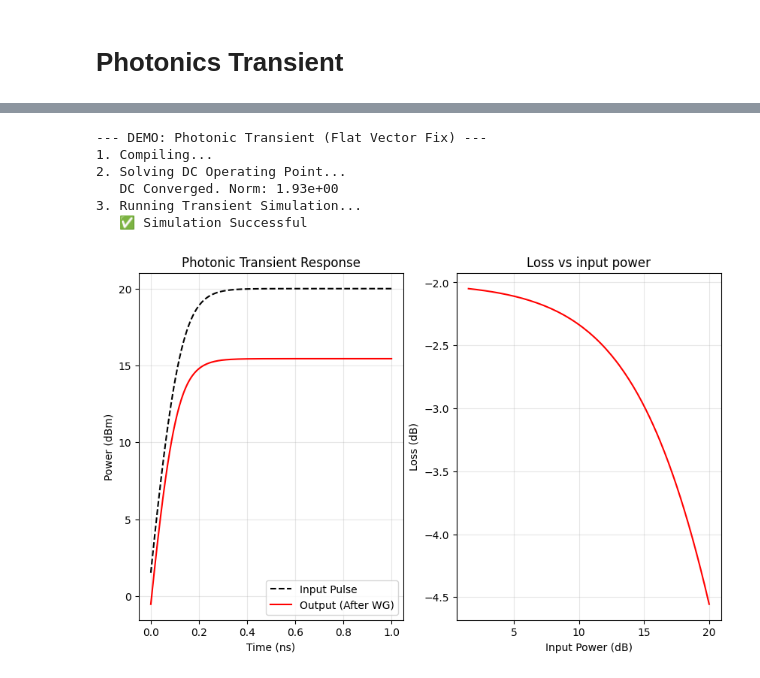
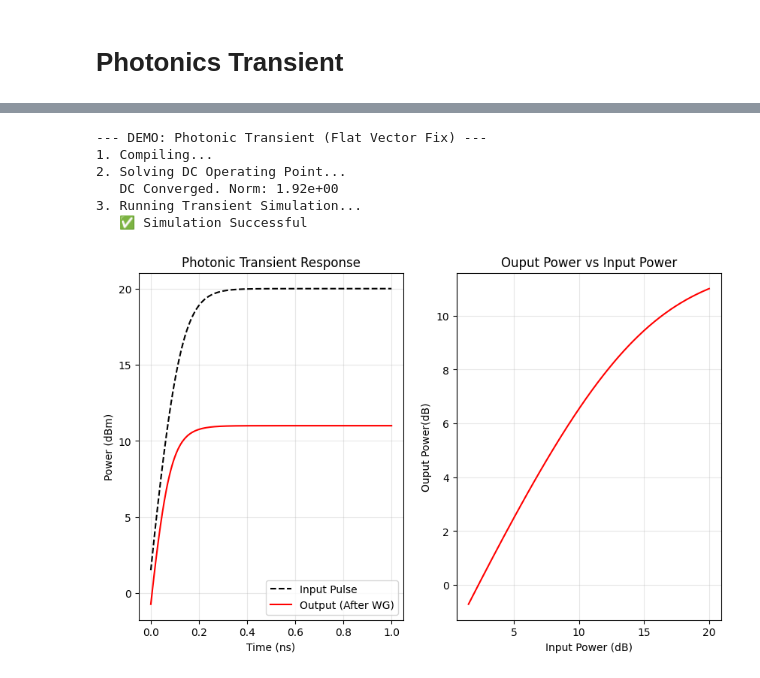
Before and after one commit to cdaunt/circulus, a Jupyter notebook: examples/photonics_transient.ipynb, the cells around one changed output, grey strips where cells are left out. Saved outputs shown, nothing was run; the diff lists cells and outputs as text; code cells hidden in the pictures.

```diff
--- a/examples/photonics_transient.ipynb
+++ b/examples/photonics_transient.ipynb
@@ -107,7 +117,7 @@ net_dict = {
     "instances": {
         "GND": {"component": "ground"},
         "I1": {"component": "source", "settings": {"power": 100.0, "delay": 0.1e-9}},
-        "WG1": {"component": "waveguide", "settings": {"length_um": 1000.0, "loss_dB_cm": 20.0, "tpa_coeff":1E-1}},
+        "WG1": {"component": "waveguide", "settings": {"length_um": 1000.0, "loss_dB_cm": 20.0, "tpa_coeff":5E-1}},
         "R1": {"component": "resistor", "settings": {"R": 1.0}}
     },
     "connections": {
@@ -159,35 +169,35 @@ if sol.result == diffrax.RESULTS.successful:
     ys_complex = ys_flat[:, :sys_size] + 1j * ys_flat[:, sys_size:]
 
     node_in_idx  = port_map["I1,p1"]
     node_out_idx = port_map["R1,p1"]
 
     v_in = ys_complex[:, node_in_idx]
     v_out = ys_complex[:, node_out_idx]
 
     fig, axes = plt.subplots(nrows=1, ncols = 2, figsize=(10, 6))
     axes = axes.ravel()
 
     axes[0].plot(ts, 20*jnp.log10(jnp.abs(v_in)), 'k--', label='Input Pulse')
     axes[0].plot(ts, 20*jnp.log10(jnp.abs(v_out)), 'r-', label='Output (After WG)')
 
     axes[0].set_title("Photonic Transient Response")
     axes[0].set_xlabel("Time (ns)")
     axes[0].set_ylabel("Power (dBm)")
     axes[0].legend()
     axes[0].grid(True, alpha=0.3)
 
-    axes[1].set_title("Loss vs input power")
+    axes[1].set_title("Ouput Power vs Input Power")
     axes[1].set_xlabel("Input Power (dB)")
-    axes[1].set_ylabel("Loss (dB)")
-    axes[1].plot(20*jnp.log10(jnp.abs(v_in)), (20*jnp.log10(jnp.abs(v_out)))-(20*jnp.log10(jnp.abs(v_in))), 'r-', label='Loss')
+    axes[1].set_ylabel("Ouput Power(dB)")
+    axes[1].plot(20*jnp.log10(jnp.abs(v_in)), (20*jnp.log10(jnp.abs(v_out))), 'r-', label='Loss')
     axes[1].grid(True, alpha=0.3)
 else:
     print(f"❌ Simulation Failed: {sol.result}")
 # %% [output]
 --- DEMO: Photonic Transient (Flat Vector Fix) ---
 1. Compiling...
 2. Solving DC Operating Point...
-   DC Converged. Norm: 1.93e+00
+   DC Converged. Norm: 1.92e+00
 3. Running Transient Simulation...
    ✅ Simulation Successful
-[figure, old version]
+[figure, new version]
```
Also changed, not shown: parts of 3 cells of this notebook, 15 other files.
